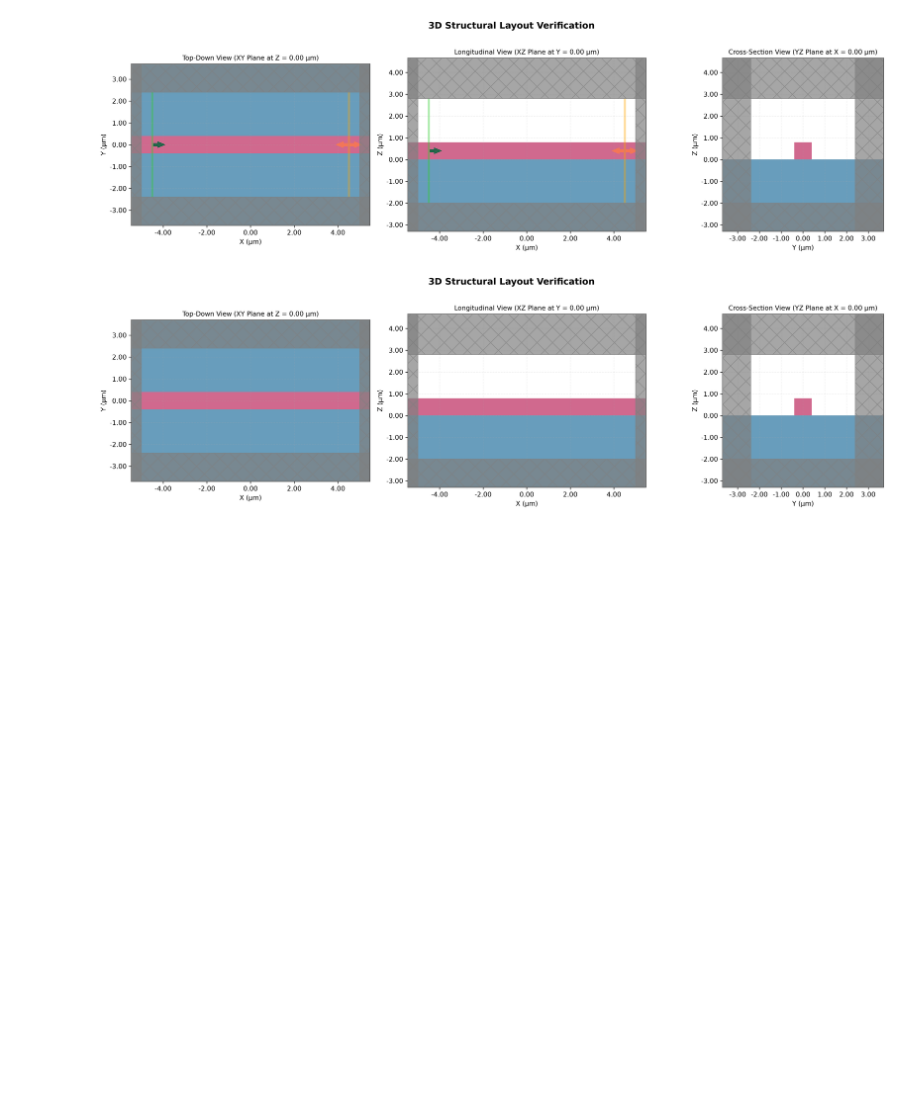
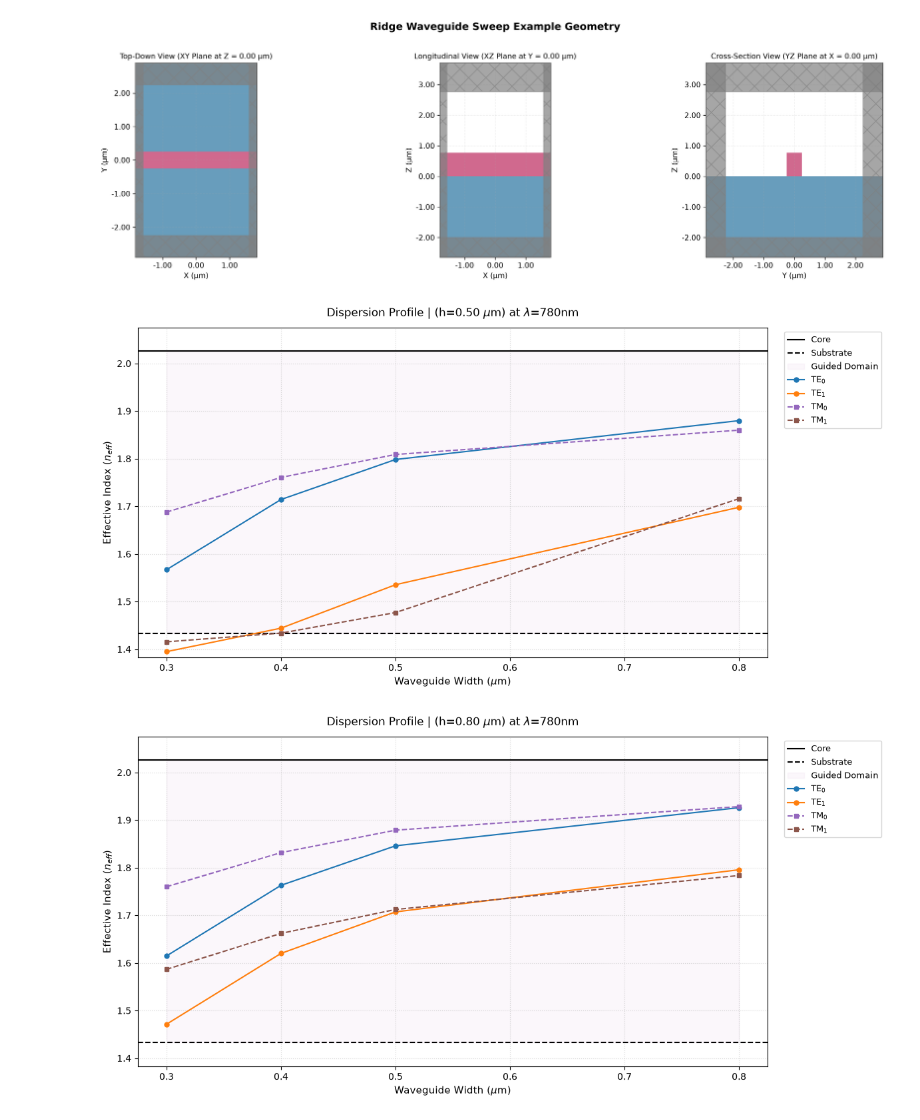
Before and after one commit to loqm/tarang, a Jupyter notebook: example.ipynb, the cells around one changed output. Saved outputs shown, nothing was run; the diff lists cells and outputs as text; code cells hidden in the pictures; blank space fills up the shorter version.

Commit message:
Added the mode sweep functionality for the ridge waveguide.
Updated waveguide __init__.py
Updated example.ipynb with a simple and apt example

```diff
--- a/example.ipynb
+++ b/example.ipynb
@@ -14,9 +13,6 @@ SiO2 = medium_helper.get_medium(
 )
 # %%
 # ---- Waveguide Geometry Tests ---- #
-import tidy3d as td
-import numpy as np
-
 from geometries import ridge_waveguide
 from utilities import sim_plotter
 
@@ -27,7 +23,7 @@ example_passive_waveguide = ridge_waveguide.get_passive_simulation(
     height=0.800,
     length=10.0,
 
-    wl_0= 1.550,
+    wavelength_um= 1.550,
 
     core_medium=SiN,
     sub_medium=SiO2
@@ -38,15 +34,50 @@ example_active_waveguide = ridge_waveguide.get_active_simulation(
     height=0.800,
     length=10.0,
 
-    wl_0= 1.550,
+    wavelength_um= 1.550,
 
     core_medium=SiN,
     sub_medium=SiO2
 )
 
 # ---- Plotting to Verify Geometry ---- #
-sim_plotter.save_simulation_layout_3d(example_active_waveguide, output_path = Path("example_active_waveguide"), show = True)
-sim_plotter.save_simulation_layout_3d(example_passive_waveguide, output_path = Path("example_passive_waveguide"), show = True)
+sim_plotter.display_3d(example_passive_waveguide, output_path = Path("example_passive_waveguide"), show = True)
+sim_plotter.display_3d(example_active_waveguide, output_path = Path("example_active_waveguide"), show = True)
-# %% [output]
-[figure, removed]
-[figure, removed]
+# %%
+# ---- Waveguide Mode Analysis and Sweep ---- #
+
+import waveguide
+from media import medium_helper
+
+# Define the geometry sweep points
+sweep_heights : list = [0.500, 0.800, 1.00] # 3 figures will be generated
+sweep_widths : list = [0.300, 0.400, 0.500, 0.800] # Each figure with have 4 data points
+
+# Define the target wavelength at which mode analysis is carried out
+target_wavelength_um : float = 0.780
+
+# Get media from the medium helper
+SiN = medium_helper.get_medium("si3n4",(0.600, 1.200))
+SiO2 = medium_helper.get_medium("sio2",(0.600, 1.200))
+
+# Call the modes_in_geometry function
+waveguide.modes_in_geometry(
+    sweep_heights   = sweep_heights,
+    sweep_widths    = sweep_widths,
+
+    core_medium     = SiN,
+    sub_medium      = SiO2,
+
+    # Define the directory in which results are to be stored to
+    output_dir_name = "waveguide/mode_sweep/",
+
+    wavelength_um   = target_wavelength_um,
+    num_modes       = 4,    # Number of modes computed by the Tidy3D solver
+
+    preview_geometry = True, # Display a preview of the geometry
+    display_results = True  # Display the figures (in addition to saving them)
+)
+# %% [output]
+[figure, added]
+[figure, added]
+[figure, added]
```
Also changed, not shown: parts of 2 cells of this notebook, 2 other files.
